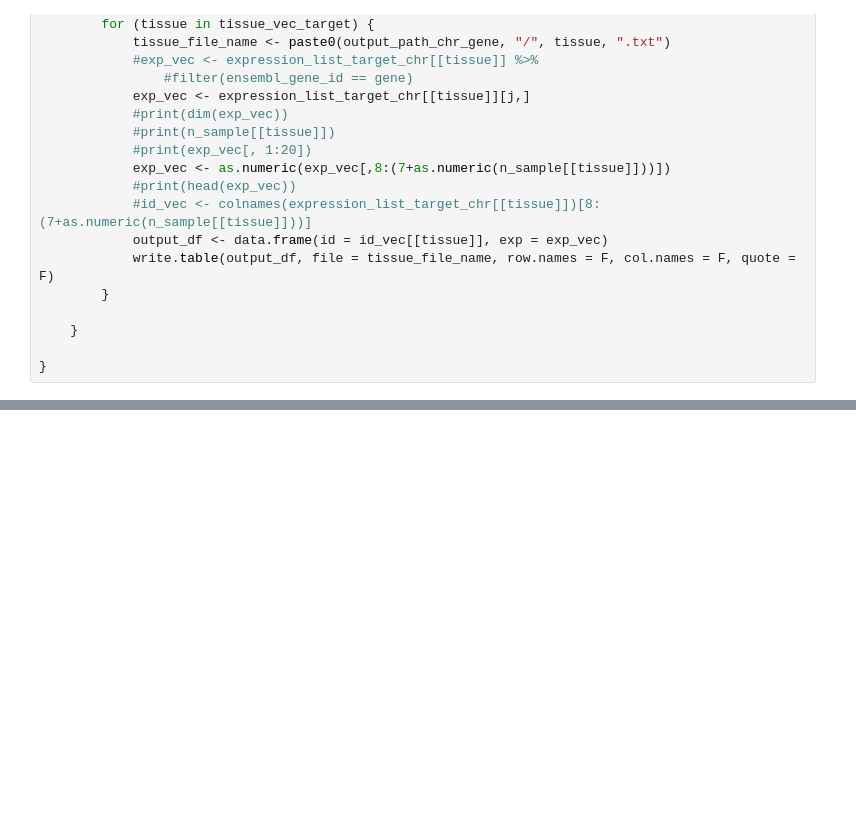
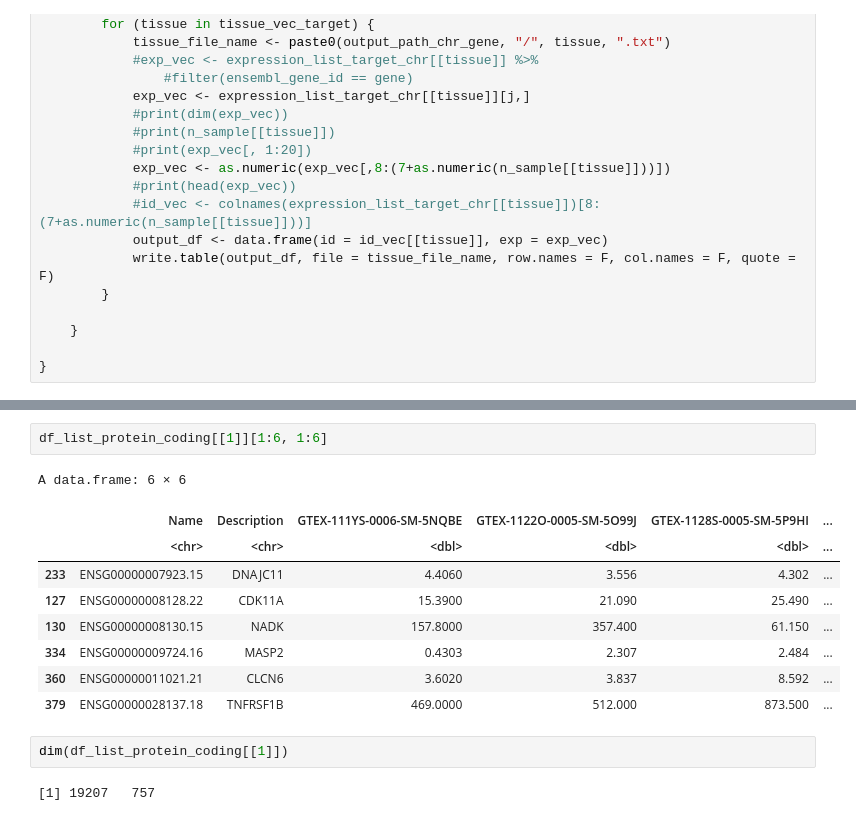
Before and after one commit to Joker-Jerome/utmost_update, a Jupyter notebook: code/R/non-coding_RNA.ipynb, the cells around one changed output, grey strips where cells are left out. Drawn from its saved outputs; the diff is of its cells as text; blank space fills up the shorter version.

```diff
--- a/code/R/non-coding_RNA.ipynb
+++ b/code/R/non-coding_RNA.ipynb
@@ -383,0 +554,16 @@ for (i in task_index) {
+# %%
+df_list_protein_coding[[1]][1:6, 1:6]
+# %% [output]
+A data.frame: 6 × 6
+|  | Name | Description | GTEX-111YS-0006-SM-5NQBE | GTEX-1122O-0005-SM-5O99J | GTEX-1128S-0005-SM-5P9HI | ... |
+|  | <chr> | <chr> | <dbl> | <dbl> | <dbl> | ... |
+| 233 | ENSG00000007923.15 | DNAJC11 | 4.4060 | 3.556 | 4.302 | ... |
+| 127 | ENSG00000008128.22 | CDK11A | 15.3900 | 21.090 | 25.490 | ... |
+| 130 | ENSG00000008130.15 | NADK | 157.8000 | 357.400 | 61.150 | ... |
+| 334 | ENSG00000009724.16 | MASP2 | 0.4303 | 2.307 | 2.484 | ... |
+| 360 | ENSG00000011021.21 | CLCN6 | 3.6020 | 3.837 | 8.592 | ... |
+| 379 | ENSG00000028137.18 | TNFRSF1B | 469.0000 | 512.000 | 873.500 | ... |
+# %%
+dim(df_list_protein_coding[[1]])
+# %% [output]
+[1] 19207   757
```
Also changed, not shown: parts of 35 cells of this notebook, 11 other files.
